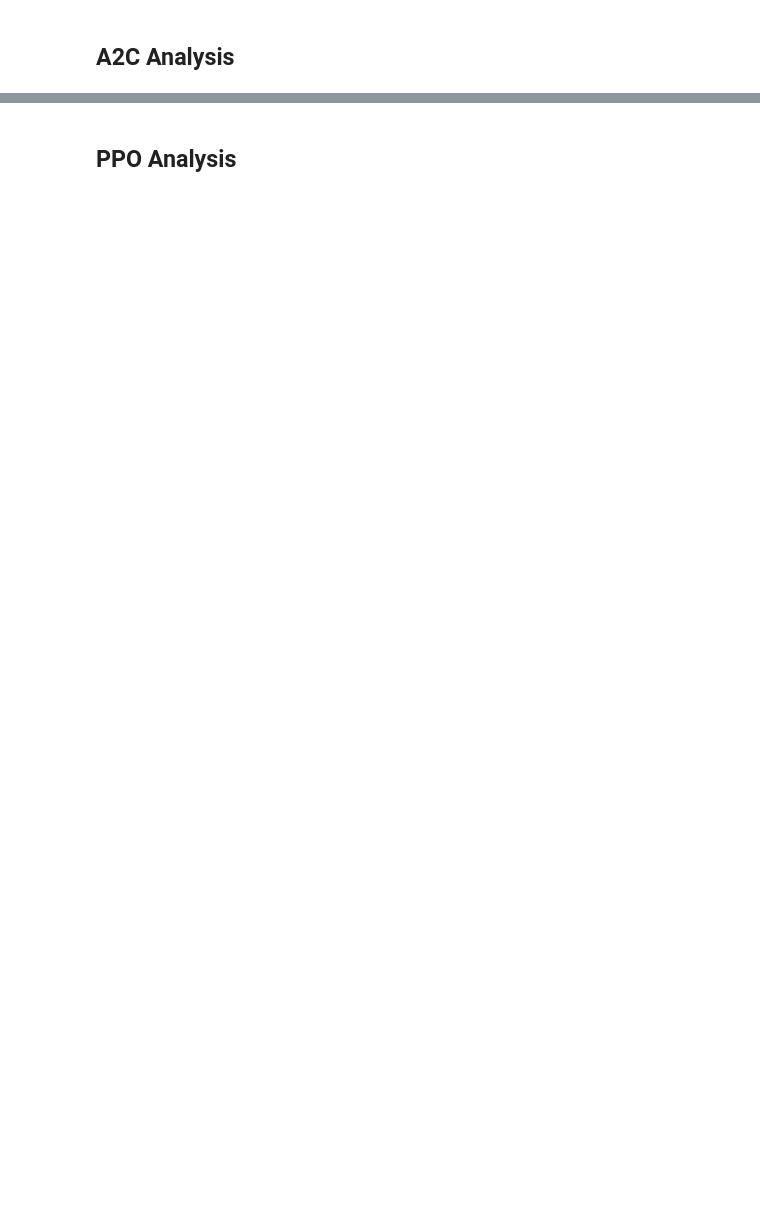
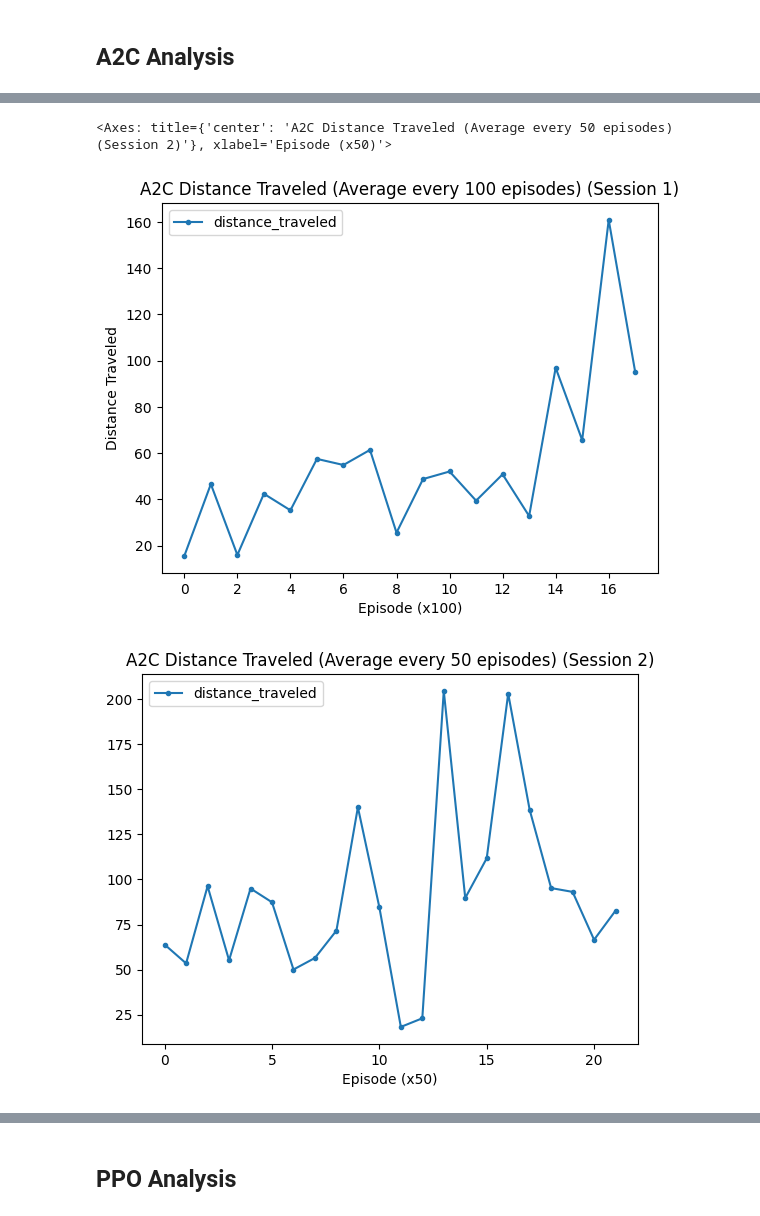
Before and after one commit to Ayushsaha103/2024_AI_Racecar_Simulation---ECS170_Final_Project, a Jupyter notebook: data_analysis.ipynb, the cells around one changed output, grey strips where cells are left out. Saved outputs shown, nothing was run; the diff lists cells and outputs as text; code cells hidden in the pictures; blank space fills up the shorter version.

Commit message:
plots

```diff
--- a/data_analysis.ipynb
+++ b/data_analysis.ipynb
@@ -14,19 +18,23 @@ df2.plot(y="distance_traveled", title="A2C Distance Traveled (Session 2)", style
 # %%
 df1_grouped = df1.groupby(df1.index // 100).mean()
 df1_grouped.plot(
     y="distance_traveled",
     title="A2C Distance Traveled (Average every 100 episodes) (Session 1)",
     style=".-",
-    xticks=range(0, len(df1_grouped), 5),
+    xticks=range(0, len(df1_grouped), 2),
     xlabel="Episode (x100)",
     ylabel="Distance Traveled",
 )
 
 df2_grouped = df2.groupby(df2.index // 50).mean()
 df2_grouped.plot(
     y="distance_traveled",
     title="A2C Distance Traveled (Average every 50 episodes) (Session 2)",
     style=".-",
     xticks=range(0, len(df2_grouped), 5),
     xlabel="Episode (x50)",
 )
+# %% [output]
+<Axes: title={'center': 'A2C Distance Traveled (Average every 50 episodes) (Session 2)'}, xlabel='Episode (x50)'>
+[figure, added]
+[figure, added]
```
Also changed, not shown: parts of 11 cells of this notebook.
